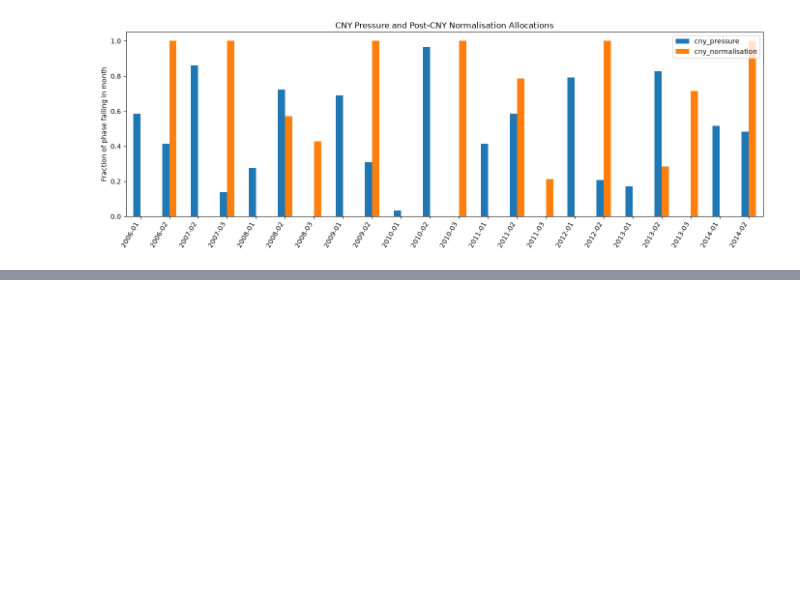
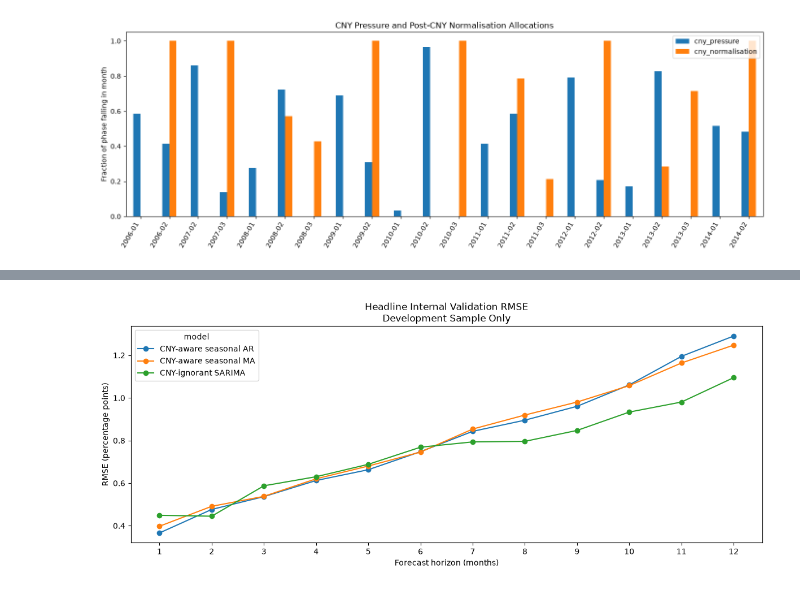
Before and after one commit to DarrenTay3142/DS607-Project---China-Inflation-Forecasting, a Jupyter notebook: notebooks/03_sarima_development.ipynb, the cells around one changed output, grey strips where cells are left out. Cells and saved outputs as stored; diff of their text form; code cells hidden in the pictures; blank space fills up the shorter version.

```diff
--- a/notebooks/03_sarima_development.ipynb
+++ b/notebooks/03_sarima_development.ipynb
@@ -1779,0 +2483,18 @@ plt.show()
+# %%
+INTERNAL_FIRST_ORIGIN = pd.Timestamp("2011-12-01")
+INTERNAL_FINAL_ORIGIN = pd.Timestamp("2013-12-01")
+INTERNAL_HORIZON = 12
+
+assert INTERNAL_FIRST_ORIGIN >= DEVELOPMENT_START
+assert (
+    INTERNAL_FINAL_ORIGIN
+    + pd.DateOffset(months=INTERNAL_HORIZON)
+    <= DEVELOPMENT_END
+)
+
+print(
+    "Internal origins:",
+    f"{INTERNAL_FIRST_ORIGIN:%Y-%m}",
+    "to",
+    f"{INTERNAL_FINAL_ORIGIN:%Y-%m}",
+)
@@ -1779,0 +2692,26 @@ plt.show()
+# %%
+headline_rmse_plot = (
+    headline_internal_metrics.pivot(
+        index="horizon",
+        columns="model",
+        values="rmse",
+    )
+)
+
+ax = headline_rmse_plot.plot(
+    marker="o",
+    figsize=(12, 5),
+    title=(
+        "Headline Internal Validation RMSE\n"
+        "Development Sample Only"
+    ),
+)
+
+ax.set_xlabel("Forecast horizon (months)")
+ax.set_ylabel("RMSE (percentage points)")
+ax.set_xticks(range(1, 13))
+
+plt.tight_layout()
+plt.show()
+# %% [output]
+[figure, added]
```
Also changed, not shown: parts of 67 cells of this notebook, 5 other files.
